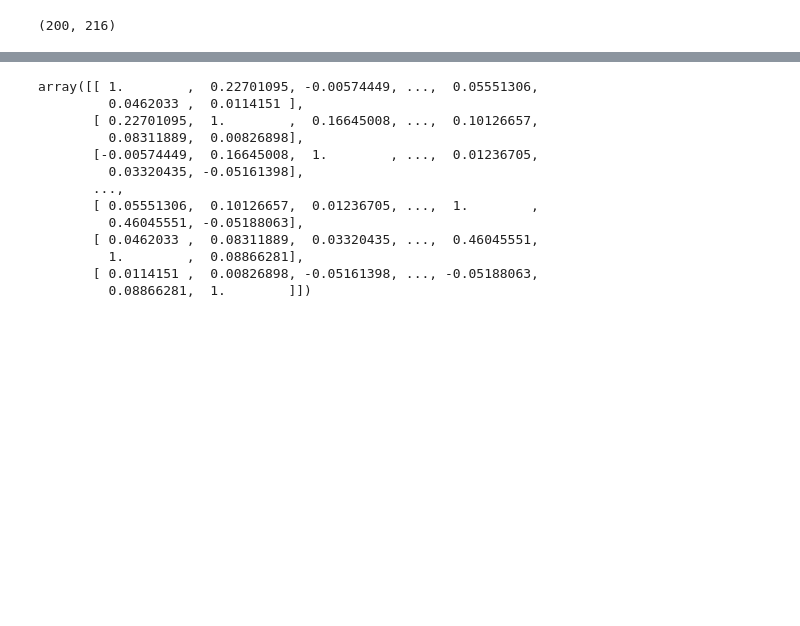
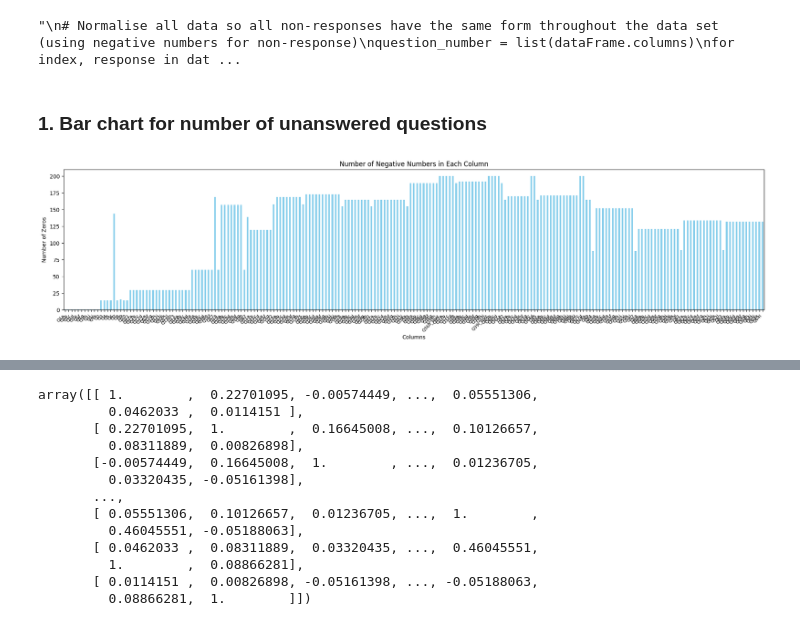
Before and after one commit to CarolineMorton12/asef, a Jupyter notebook: main.ipynb, the cells around one changed output, grey strips where cells are left out. Saved outputs shown, nothing was run; the diff lists cells and outputs as text; code cells hidden in the pictures; blank space fills up the shorter version.

```diff
--- a/main.ipynb
+++ b/main.ipynb
@@ -29,12 +16,49 @@ data = dataFrame.drop([0])
+# %%
+'''
+# Normalise all data so all non-responses have the same form throughout the data set (using negative numbers for non-response)
+question_number = list(dataFrame.columns)
+for index, response in dataFrame.iterrows():
+    for question in question_number:
+        prefix_regex = re.search(r'^Q\d+', question)
+        prefix = prefix_regex.group(0)
+        all_zeros = True
+        for inner_question in dataFrame:
+            if not inner_question.startswith(prefix):
+                continue
+            if dataFrame.loc[index, question] != 0:
+                all_zeros = False
+            break
+        if all_zeros:
+            dataFrame[index, question] = -1
+dataFrame
+'''
+# %% [output]
+"\n# Normalise all data so all non-responses have the same form throughout the data set (using negative numbers for non-response)\nquestion_number = list(dataFrame.columns)\nfor index, response in dat ...
 # %%
 # remove qualitative data (save NLP for later if time)
-data = data.drop(columns=["Q10_11_text", "Q11_9_text", "Q12l_text", "Q13_6_text", "Q17_7_text", "Q19g_text", "Q67_7_text", "Q21g_text", "Q23h_text", "Q24a", "Q24b", "Q24c", "Q24d", "Q26k_text", "Q27a", "Q27b", "Q27c", "Q27d", "Q29h_text", "Q30a", "Q30b", "Q30c", "Q30d", "Q32j_text", "Q33a", "Q33b", "Q33c", "Q33d", "Q40a", "Q43h_text", "Q44a", "Q44b", "Q46l_text", "Q47a", "Q47b", "Q50a", "Q50b", "Q50c", "Q50d", "Q51a", "Q51b", "Q51c", "Q51d", "Q52", "Q53", "Q53", "Q55l_text", "Q56", "Q58_2_text", "Q59l_text", "Q60", "Q62l_text", "Q64l_text", "Q65"])
+data = dataFrame.drop(columns=["Q10_11_text", "Q11_9_text", "Q12l_text", "Q13_6_text", "Q17_7_text", "Q19g_text", "Q67_7_text", "Q21g_text", "Q23h_text", "Q24a", "Q24b", "Q24c", "Q24d", "Q26k_text", "Q27a", "Q27b", "Q27c", "Q27d", "Q29h_text", "Q30a", "Q30b", "Q30c", "Q30d", "Q32j_text", "Q33a", "Q33b", "Q33c", "Q33d", "Q40a", "Q43h", "Q43h_text", "Q44a", "Q44b", "Q43h", "Q46l_text", "Q47a", "Q47b", "Q50a", "Q50b", "Q50c", "Q50d", "Q51a", "Q51b", "Q51c", "Q51d", "Q52", "Q53", "Q53", "Q55l_text", "Q56", "Q58_2_text", "Q59l_text", "Q60", "Q62l_text", "Q64l_text", "Q65"])
+# %%
+# Delete 2nd row (question)
+question_title_row = list(dataFrame.iloc[0])
+data = data.drop([0])
 # %%
 # Parse all data as numbers
 for column in data.columns:
     data[column] = pd.to_numeric(data[column])
-# Replace negative numbers with null values
-data = data.clip(lower=0,)
-data.shape
-# %% [output]
-(200, 216)
+# %% [markdown]
+### 1. Bar chart for number of unanswered questions
+# %%
+# Count the number of negative in each column
+# Pal says: change this to be a percentage of responses that are 0 for each question instead
+neg_counts = (data < 0).sum()
+# Plotting the bar graph
+plt.figure(figsize=(20, 6))
+neg_counts.plot(kind='bar', color='skyblue')
+plt.title('Number of Negative Numbers in Each Column')
+plt.xlabel('Columns')
+plt.ylabel('Number of Zeros')
+plt.xticks(rotation=45, ha='right', fontsize=8)  # Adjust the fontsize and alignment
+plt.tight_layout(pad=5)  # Adjust layout to make room for labels
+plt.show()
+# %% [output]
+[figure, added]
```
Also changed, not shown: parts of 16 cells of this notebook, 3 other files.
